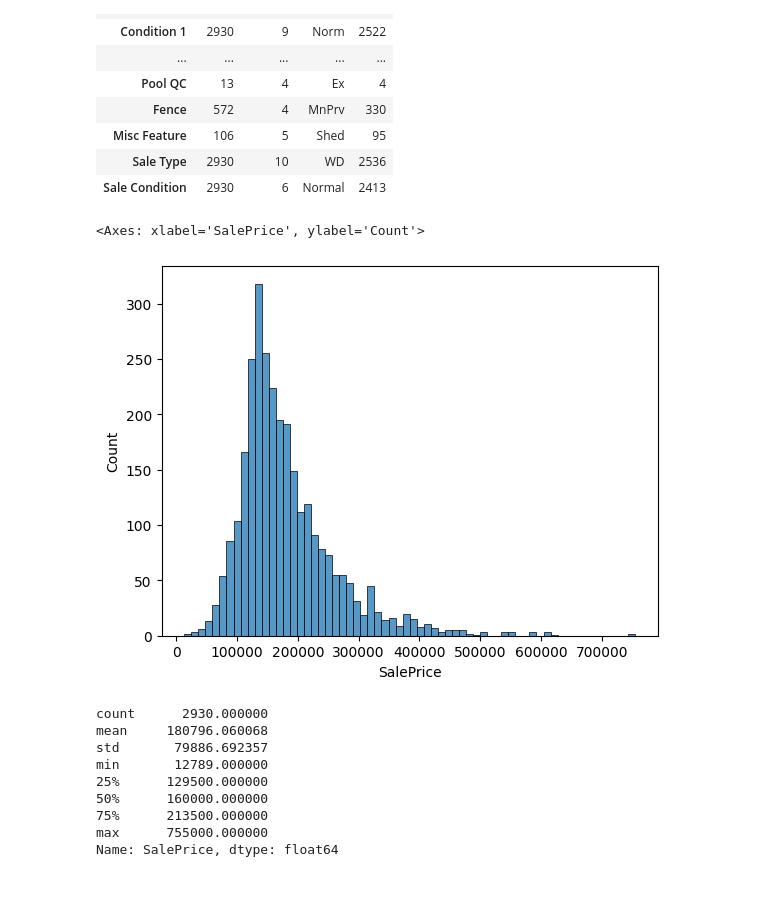
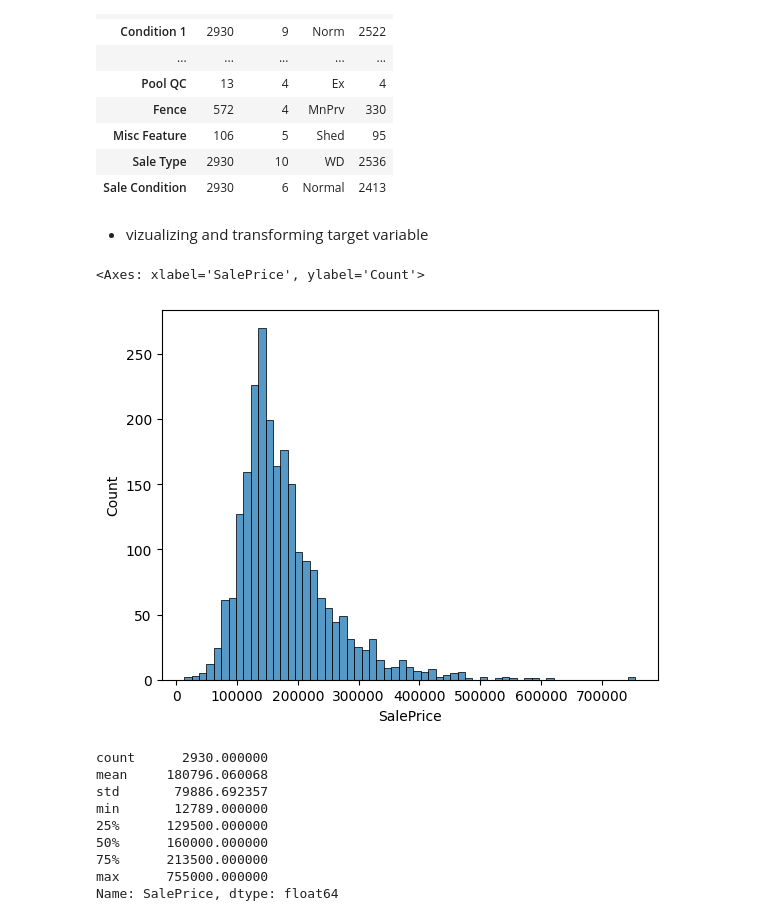
Before and after one commit to szymon-ml/Portfolio-Housing-Project, a Jupyter notebook: AmesPortfolio.ipynb, the cells around one changed output. Saved outputs shown, nothing was run; the diff lists cells and outputs as text; code cells hidden in the pictures; blank space fills up the shorter version.

```diff
--- a/AmesPortfolio.ipynb
+++ b/AmesPortfolio.ipynb
@@ -38,0 +42,10 @@ df.head()
+# %%
+from sklearn.model_selection import train_test_split
+
+#train test split to avoid any learning from the test data
+X = df.drop(['PID', 'Order', 'SalePrice'], axis=1)
+y = df['SalePrice']
+
+X_train, X_test, y_train, y_test = train_test_split(X, y, test_size=0.2, random_state=42)
+
+df_train = pd.concat([X_train, y_train], axis=1)
@@ -96,10 +111,12 @@ df.select_dtypes(include=object).describe().T
 | Misc Feature | 106 | 5 | Shed | 95 |
 | Sale Type | 2930 | 10 | WD | 2536 |
 | Sale Condition | 2930 | 6 | Normal | 2413 |
+# %% [markdown]
+- vizualizing and transforming target variable
 # %%
 #vizualizing target (for the regression task)
-sns.histplot(df['SalePrice'])
+sns.histplot(y_train)
 # %% [output]
 <Axes: xlabel='SalePrice', ylabel='Count'>
-[figure, old version]
+[figure, new version]
 # %%
```
Also changed, not shown: parts of 105 cells of this notebook.
